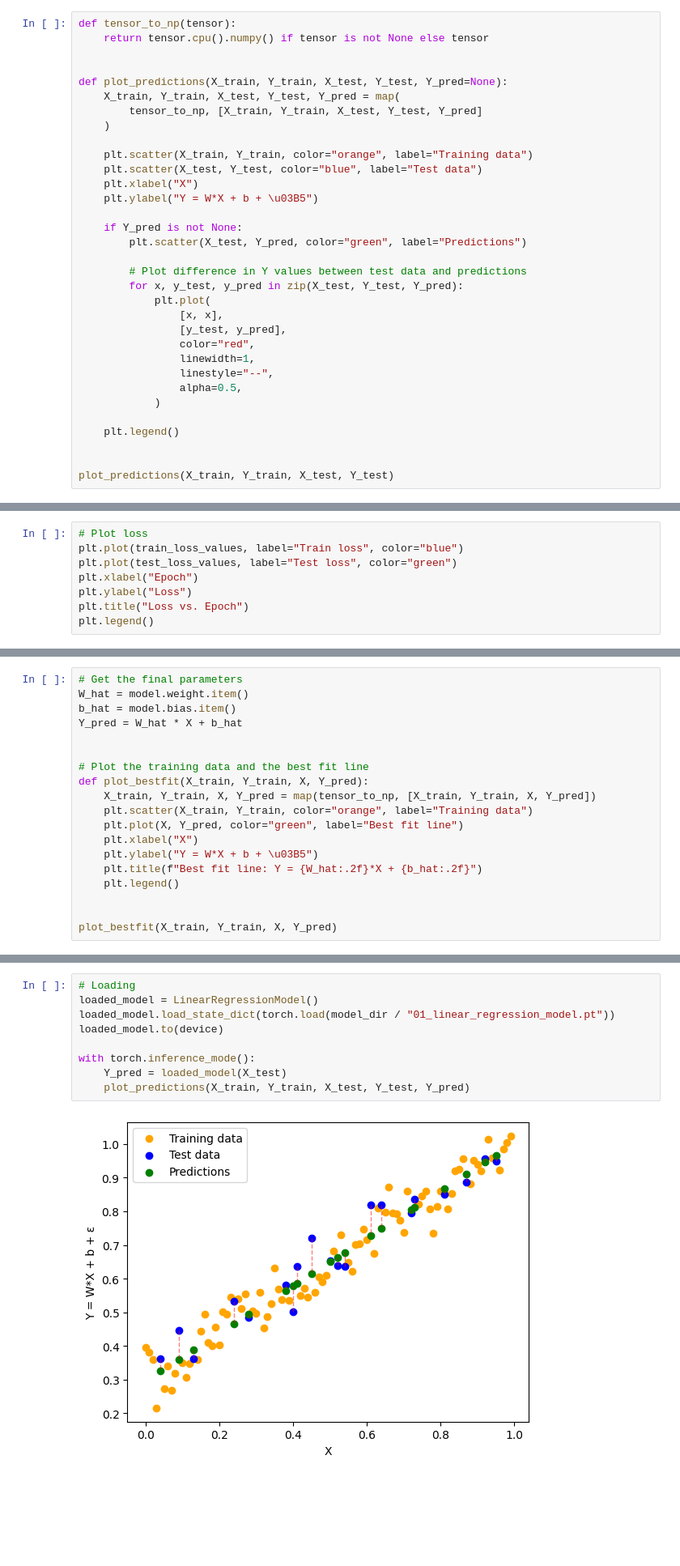
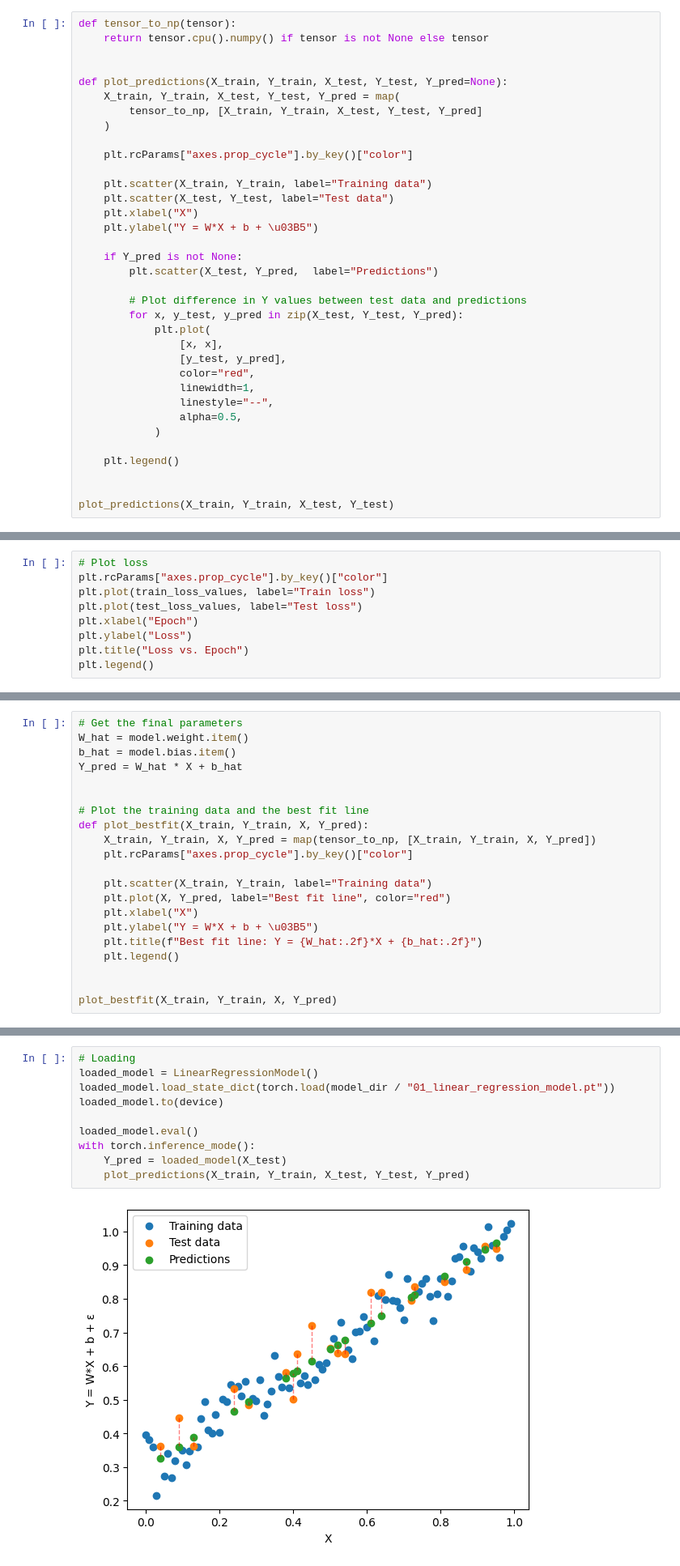
Before and after one commit to Adi-UA/pytorch-course, a Jupyter notebook: 01_pytorch_workflow.ipynb, the cells around one changed output, grey strips where cells are left out. Shown: that part at 81% size. Drawn from its saved outputs; the diff is of its cells as text; blank space fills up the shorter version.

Commit message:
better colors

```diff
--- a/01_pytorch_workflow.ipynb
+++ b/01_pytorch_workflow.ipynb
@@ -122,13 +122,15 @@ def plot_predictions(X_train, Y_train, X_test, Y_test, Y_pred=None):
         tensor_to_np, [X_train, Y_train, X_test, Y_test, Y_pred]
     )
 
-    plt.scatter(X_train, Y_train, color="orange", label="Training data")
-    plt.scatter(X_test, Y_test, color="blue", label="Test data")
+    plt.rcParams["axes.prop_cycle"].by_key()["color"]
+
+    plt.scatter(X_train, Y_train, label="Training data")
+    plt.scatter(X_test, Y_test, label="Test data")
     plt.xlabel("X")
     plt.ylabel("Y = W*X + b + \u03B5")
 
     if Y_pred is not None:
-        plt.scatter(X_test, Y_pred, color="green", label="Predictions")
+        plt.scatter(X_test, Y_pred,  label="Predictions")
 
         # Plot difference in Y values between test data and predictions
         for x, y_test, y_pred in zip(X_test, Y_test, Y_pred):
@@ -307,7 +309,8 @@ Epoch 490 | Train loss = 0.0024 | Test loss = 0.0026
 # %%
 # Plot loss
-plt.plot(train_loss_values, label="Train loss", color="blue")
-plt.plot(test_loss_values, label="Test loss", color="green")
+plt.rcParams["axes.prop_cycle"].by_key()["color"]
+plt.plot(train_loss_values, label="Train loss")
+plt.plot(test_loss_values, label="Test loss")
 plt.xlabel("Epoch")
 plt.ylabel("Loss")
 plt.title("Loss vs. Epoch")
@@ -333,8 +336,10 @@ Y_pred = W_hat * X + b_hat
 # Plot the training data and the best fit line
 def plot_bestfit(X_train, Y_train, X, Y_pred):
     X_train, Y_train, X, Y_pred = map(tensor_to_np, [X_train, Y_train, X, Y_pred])
-    plt.scatter(X_train, Y_train, color="orange", label="Training data")
-    plt.plot(X, Y_pred, color="green", label="Best fit line")
+    plt.rcParams["axes.prop_cycle"].by_key()["color"]
+
+    plt.scatter(X_train, Y_train, label="Training data")
+    plt.plot(X, Y_pred, label="Best fit line", color="red")
     plt.xlabel("X")
     plt.ylabel("Y = W*X + b + \u03B5")
     plt.title(f"Best fit line: Y = {W_hat:.2f}*X + {b_hat:.2f}")
@@ -365,11 +370,12 @@ torch.save(model.state_dict(), model_dir / "01_linear_regression_model.pt")
 # %%
 # Loading
 loaded_model = LinearRegressionModel()
 loaded_model.load_state_dict(torch.load(model_dir / "01_linear_regression_model.pt"))
 loaded_model.to(device)
 
+loaded_model.eval()
 with torch.inference_mode():
     Y_pred = loaded_model(X_test)
     plot_predictions(X_train, Y_train, X_test, Y_test, Y_pred)
 # %% [output]
-[figure, old version]
+[figure, new version]
```
Also changed, not shown: parts of 6 cells of this notebook.
